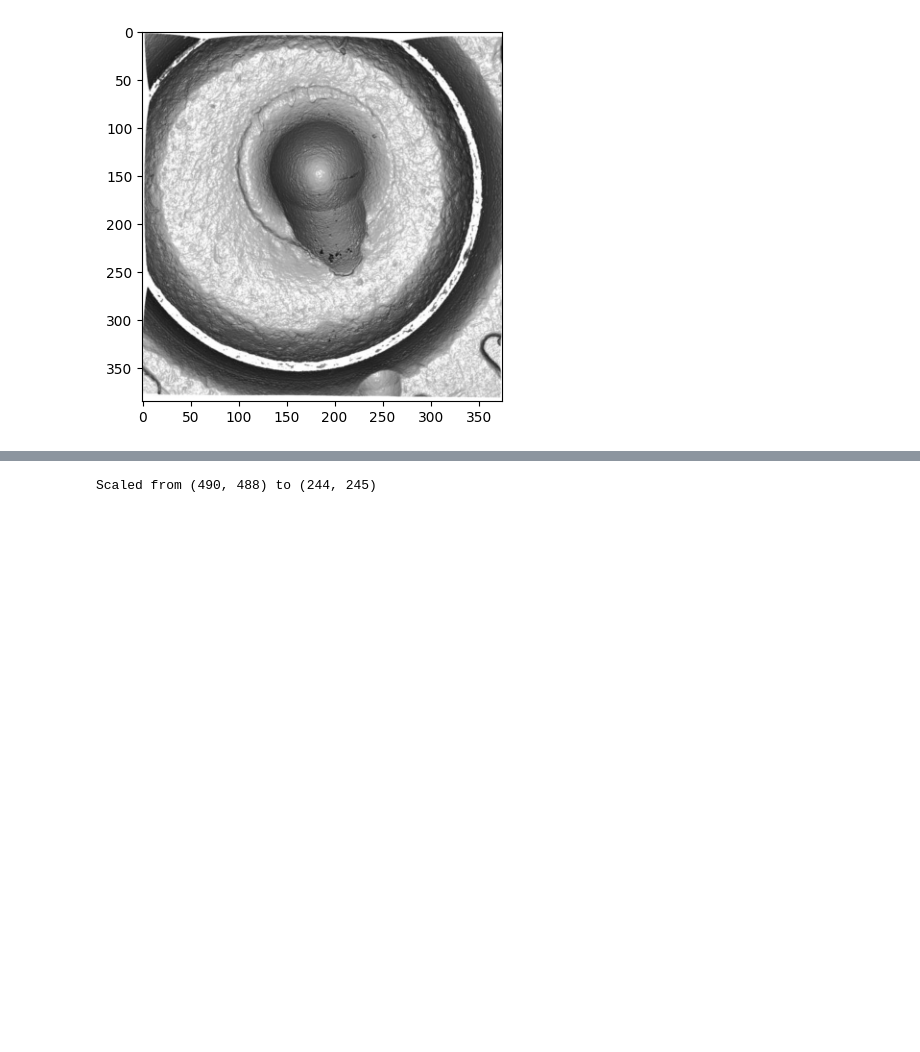
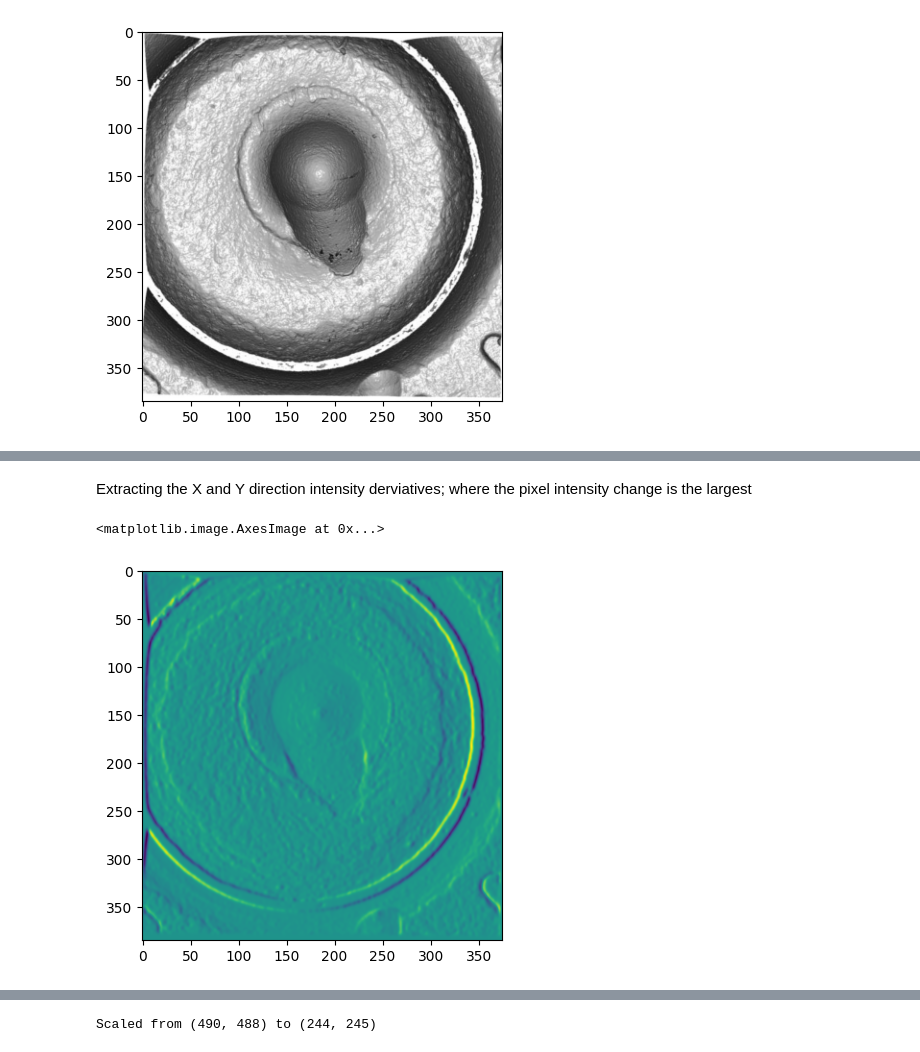
Before and after one commit to hassangaber/segementation, a Jupyter notebook: solution.ipynb, the cells around one changed output, grey strips where cells are left out. Saved outputs shown, nothing was run; the diff lists cells and outputs as text; code cells hidden in the pictures; blank space fills up the shorter version.

```diff
--- a/solution.ipynb
+++ b/solution.ipynb
@@ -68,8 +63,8 @@ def sobel_image_gradient(image: np.ndarray) -> tuple:
   """
   Finds image gradient in X and Y direction using a Sobel filter
   """
-  sobelx = cv2.Sobel(image, ddepth=-1, dx=1, dy=0)
-  sobely = cv2.Sobel(image, ddepth=-1, dx=0, dy=1)
+  sobelx = cv2.Sobel(image, ddepth=-1, dx=1, dy=0, ksize=5)
+  sobely = cv2.Sobel(image, ddepth=-1, dx=0, dy=1, ksize=5)
   return sobelx, sobely
 # %%
 def edge_magnitude(Gx: np.ndarray, Gy: np.ndarray) -> np.ndarray:
@@ -97,0 +111,8 @@ Scaled from (770, 750) to (375, 385)
+# %% [markdown]
+Extracting the X and Y direction intensity derviatives; where the pixel intensity change is the largest
+# %%
+image_dx, image_dy = sobel_image_gradient(image_blurred)
+plt.imshow(image_dx)
+# %% [output]
+<matplotlib.image.AxesImage at 0x...>
+[figure, added]
```
Also changed, not shown: parts of 10 cells of this notebook.
